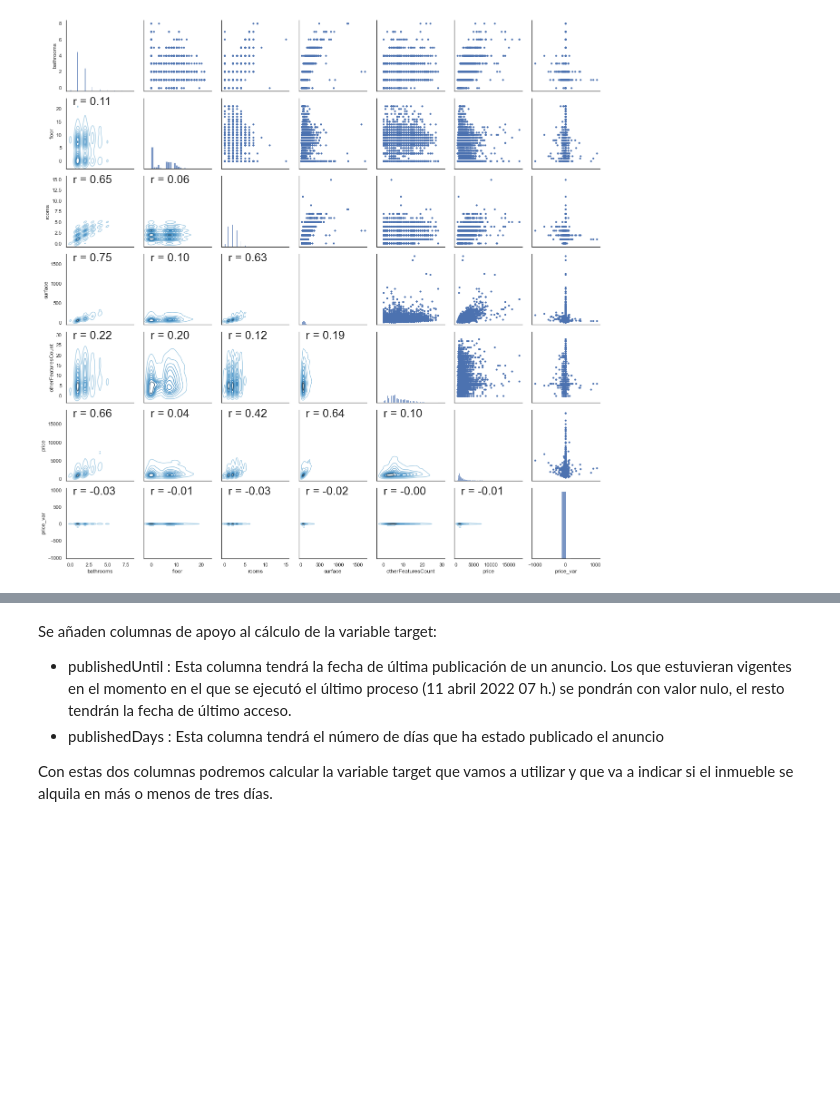
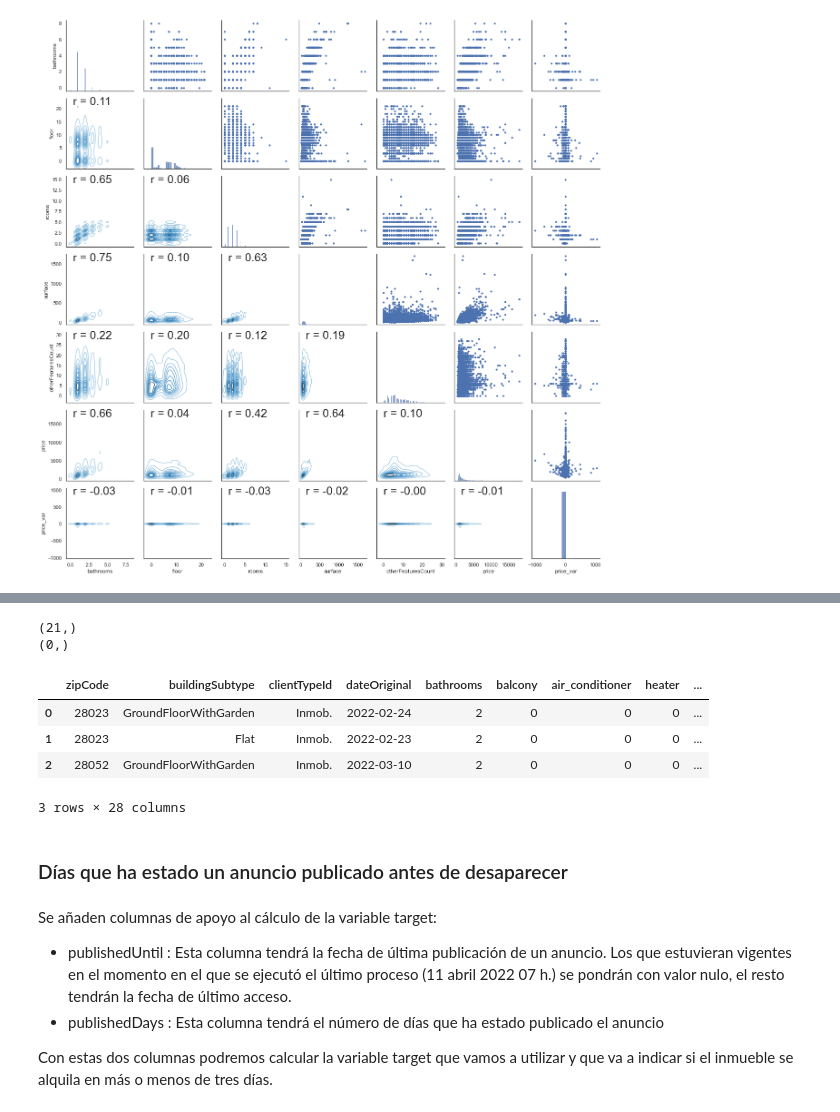
Before and after one commit to KevMCh/PRAC2, a Jupyter notebook: src/cleaning.ipynb, the cells around one changed output, grey strips where cells are left out. Saved outputs shown, nothing was run; the diff lists cells and outputs as text; code cells hidden in the pictures; blank space fills up the shorter version.

```diff
--- a/src/cleaning.ipynb
+++ b/src/cleaning.ipynb
@@ -624,0 +629,5 @@ g.map_lower(corrfunc)
+# %%
+center_zipCode = madrid_map_mercator['geometry'].centroid
+madrid_map_mercator['lon'] = center_zipCode.x
+madrid_map_mercator['lat'] = center_zipCode.y
+madrid_map_mercator[:2]
@@ -625,3 +638,25 @@ g.map_lower(corrfunc)
+# %%
+#Se han detectado códigos postales 28000 que no existen se transforman a 28001
+print(alquiler.loc[alquiler.zipCode=="28000","zipCode"].shape)
+alquiler.loc[alquiler.zipCode=="28000","zipCode"] = "28001"
+print(alquiler.loc[alquiler.zipCode=="28000","zipCode"].shape)
+# %% [output]
+(21,)
+(0,)
+# %%
+madrid_join = madrid_map_mercator.set_index('COD_POSTAL')
+
+# Incorporamos en alquiler lat, lon y eliminamos zipCode
+alquiler = alquiler.join(madrid_join[['lon', 'lat']], on="zipCode")
+alquiler[:3]
+# %% [output]
+|  | zipCode | buildingSubtype | clientTypeId | dateOriginal | bathrooms | balcony | air_conditioner | heater | ... |
+| 0 | 28023 | GroundFloorWithGarden | Inmob. | 2022-02-24 | 2 | 0 | 0 | 0 | ... |
+| 1 | 28023 | Flat | Inmob. | 2022-02-23 | 2 | 0 | 0 | 0 | ... |
+| 2 | 28052 | GroundFloorWithGarden | Inmob. | 2022-03-10 | 2 | 0 | 0 | 0 | ... |
+3 rows × 28 columns
+# %% [markdown]
+### Días que ha estado un anuncio publicado antes de desaparecer
 # %% [markdown]
 Se añaden columnas de apoyo al cálculo de la variable target:
 * publishedUntil : Esta columna tendrá la fecha de última publicación de un anuncio. Los que estuvieran vigentes en el momento en el que se ejecutó el último proceso (11 abril 2022 07 h.) se pondrán con valor nulo, el resto tendrán la fecha de último acceso.
```
Also changed, not shown: parts of 8 cells of this notebook, 8 other files.
